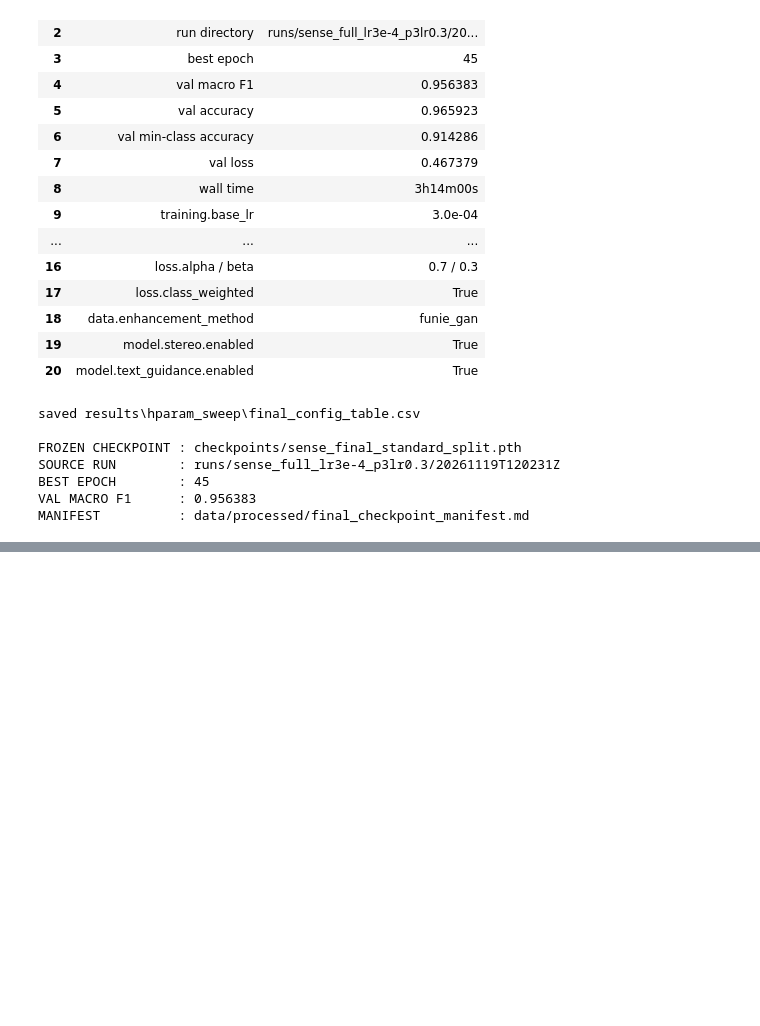
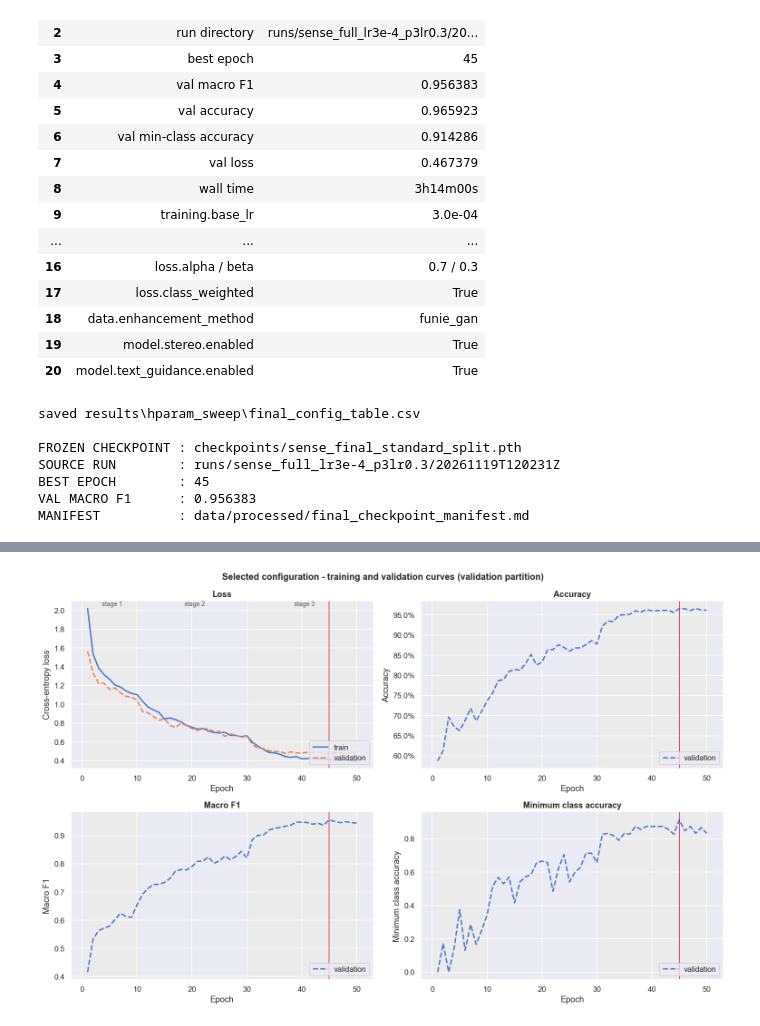
Before and after one commit to syeedur-01/sense-underwater-gesture-recognition, a Jupyter notebook: notebooks/05_hyperparameter_analysis.ipynb, the cells around one changed output, grey strips where cells are left out. Saved outputs shown, nothing was run; the diff lists cells and outputs as text; code cells hidden in the pictures; blank space fills up the shorter version.

```diff
--- a/notebooks/05_hyperparameter_analysis.ipynb
+++ b/notebooks/05_hyperparameter_analysis.ipynb
@@ -656,0 +643,92 @@ result for this checkpoint.
+# %%
+import matplotlib.ticker as mticker
+
+sel_dir = Path(winner["run_dir"])
+if not sel_dir.is_absolute():
+    sel_dir = ROOT / sel_dir
+sel_metrics = pd.read_csv(sel_dir / "metrics.csv").sort_values("epoch").reset_index(drop=True)
+sel_cfg = load_merged_config(sel_dir / "config.yaml")
+
+max_epoch = int(sel_metrics["epoch"].max())
+spans = []
+for key, info in sorted(
+    sel_cfg["training"]["phases"].items(), key=lambda kv: kv[1]["epochs"][0]
+):
+    start, end = info["epochs"][0], min(info["epochs"][1], max_epoch)
+    if start <= end:
+        spans.append((key, start, end))
+
+best_epoch = int(winner["best_epoch"])
+
+fig, axes = plt.subplots(2, 2, figsize=(14, 9))
+panels = [
+    ("train_loss", "val_loss", "Loss", "Cross-entropy loss"),
+    (None, "val_accuracy", "Accuracy", "Accuracy"),
+    (None, "val_macro_f1", "Macro F1", "Macro F1"),
+    (None, "val_min_class_accuracy", "Minimum class accuracy", "Minimum class accuracy"),
+]
+
+for ax, (train_col, val_col, title, ylabel) in zip(axes.ravel(), panels):
+    for k, (_, start, end) in enumerate(spans):
+        if k % 2 == 0:
+            ax.axvspan(start - 0.5, end + 0.5, color="0.92", zorder=0)
+    if train_col is not None:
+        ax.plot(sel_metrics["epoch"], sel_metrics[train_col], linewidth=2, label="train")
+    ax.plot(
+        sel_metrics["epoch"], sel_metrics[val_col],
+        linewidth=2, linestyle="--", label="validation",
+    )
+    ax.axvline(best_epoch, color="crimson", linewidth=1.3, alpha=0.75)
+    ax.set_title(title, fontsize=12, fontweight="bold")
+    ax.set_xlabel("Epoch")
+    ax.set_ylabel(ylabel)
+    if title == "Accuracy":
+        ax.yaxis.set_major_formatter(mticker.PercentFormatter(xmax=1.0))
+    if ax.get_legend_handles_labels()[0]:
+        ax.legend(loc="lower right")
+
+for k, (_, start, end) in enumerate(spans):
+    axes[0, 0].text(
+        (start + end) / 2,
+        1.0,
+        f"stage {k + 1}",
+        transform=axes[0, 0].get_xaxis_transform(),
+        ha="center",
+        va="top",
+        fontsize=9,
+        color="0.35",
+    )
+
+fig.suptitle(
+    "Selected configuration - training and validation curves (validation partition)",
+    fontsize=13,
+    fontweight="bold",
+)
+plt.tight_layout()
+
+out_path = RESULTS / "selected_model_training_curves.png"
+plt.savefig(out_path, dpi=150, bbox_inches="tight")
+plt.show()
+print("saved", out_path.relative_to(ROOT))
+
+probe_epochs = [1] + [start for _, start, _ in spans[1:]] + [best_epoch, max_epoch]
+probe_epochs = sorted(set(probe_epochs))
+display(
+    sel_metrics.loc[
+        sel_metrics["epoch"].isin(probe_epochs),
+        [
+            "epoch", "train_loss", "val_loss", "val_accuracy",
+            "val_macro_f1", "val_min_class_accuracy",
+        ],
+    ].round(4)
+)
+
+sel_row = sel_metrics.loc[sel_metrics["epoch"] == best_epoch].iloc[0]
+print()
+print(f"selected epoch          : {best_epoch}")
+print(f"macro F1 at selection   : {sel_row['val_macro_f1']:.6f}")
+print(f"minimum class acc.      : {sel_row['val_min_class_accuracy']:.6f}")
+print(f"epochs completed        : {max_epoch} / {int(sel_cfg['training']['epochs'])}")
+print(f"stages recorded         : {', '.join(key for key, _, _ in spans)}")
+# %% [output]
+[figure, added]
```
Also changed, not shown: parts of 4 cells of this notebook, 5 other files.
